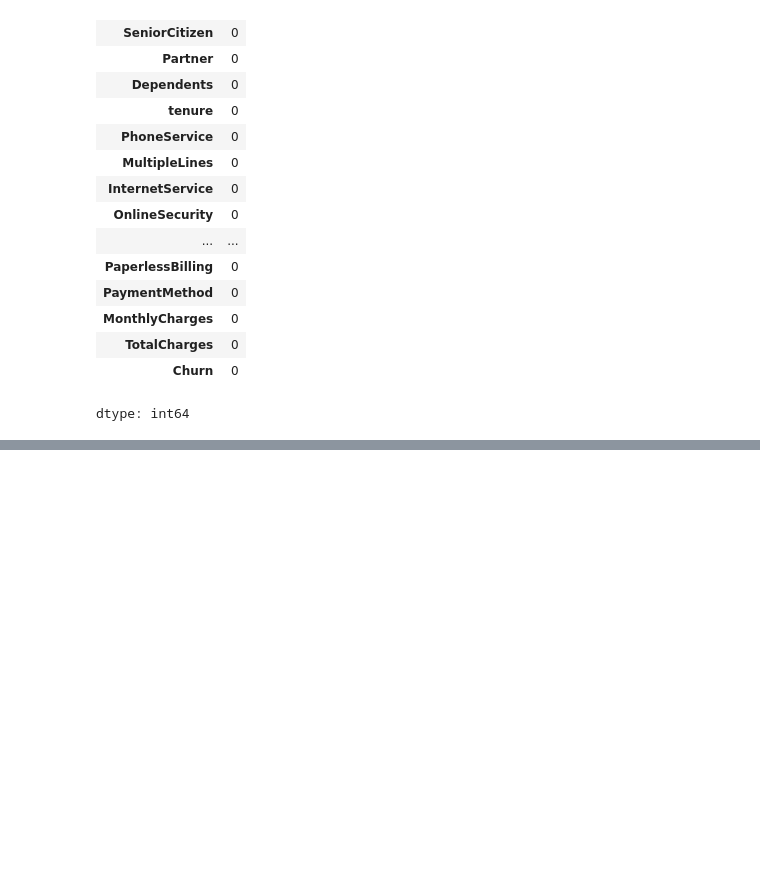
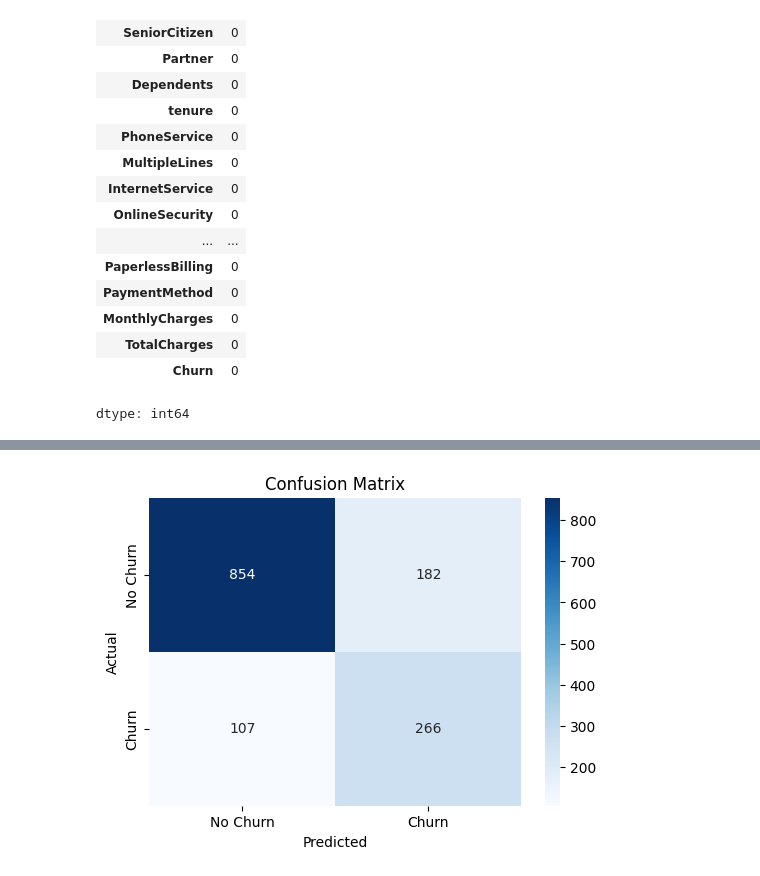
Before and after one commit to davidlealo/sic_ai_2025_sept, a Jupyter notebook: 5_deep_learning/clase_36.ipynb, the cells around one changed output, grey strips where cells are left out. Drawn from its saved outputs; the diff is of its cells as text; code cells hidden in the pictures; blank space fills up the shorter version.

```diff
--- a/5_deep_learning/clase_36.ipynb
+++ b/5_deep_learning/clase_36.ipynb
@@ -523,0 +614,10 @@ dtype: int64
+# %%
+from sklearn.preprocessing import MinMaxScaler
+
+# Initialize MinMaxScaler
+scaler = MinMaxScaler()
+
+# Fit and transform numerical features
+df_processed[NUM_COLS] = scaler.fit_transform(df_processed[NUM_COLS])
+
+display(df_processed.head())
@@ -523,0 +664,9 @@ dtype: int64
+# %%
+from sklearn.model_selection import train_test_split
+
+# Separate features (X) and target (y)
+X = df_processed.drop('Churn', axis=1)
+y = df_processed['Churn']
+
+# Crear split de datos de df_processed
+X_train, X_test, y_train, y_test = train_test_split(X, y, test_size=0.2, random_state=42)
@@ -523,0 +766,63 @@ dtype: int64
+# %%
+# Evaluate the model on the test set
+loss, auc_score, accuracy = model.evaluate(X_test, y_test, verbose=0)
+print(f"Test Loss: {loss:.4f}")
+print(f"Test AUC: {auc_score:.4f}")
+print(f"Test Accuracy: {accuracy:.4f}")
+
+# Predict probabilities on the test set
+y_prob = model.predict(X_test, verbose=0).ravel()
+
+# Calculate ROC AUC and Average Precision
+auc_oh = roc_auc_score(y_test, y_prob)
+ap_oh  = average_precision_score(y_test, y_prob)
+
+print(f"\n[Evaluation Metrics]")
+print(f"ROC AUC: {auc_oh:.4f}")
+print(f"Average Precision: {ap_oh:.4f}")
+
+# Find the best threshold using F1-score
+def find_best_threshold(y_true, y_prob):
+    ths = np.linspace(0.01, 0.99, 100) # Evaluate more thresholds
+    best_th, best_f1 = 0.0, -1.0
+    for th in ths:
+        y_pred = (y_prob >= th).astype(int)
+        score = f1_score(y_true, y_pred)
+        if score > best_f1:
+            best_f1 = score
+            best_th = th
+    return best_th, best_f1
+
+best_th_oh, best_f1_oh = find_best_threshold(y_test, y_prob)
+y_pred_oh = (y_prob >= best_th_oh).astype(int)
+
+print(f"Best Threshold based on F1-score: {best_th_oh:.4f} (F1-score: {best_f1_oh:.4f})")
+
+# Display Confusion Matrix
+cm = confusion_matrix(y_test, y_pred_oh)
+plt.figure(figsize=(6, 4))
+sns.heatmap(cm, annot=True, fmt='d', cmap='Blues', xticklabels=['No Churn', 'Churn'], yticklabels=['No Churn', 'Churn'])
+plt.xlabel('Predicted')
+plt.ylabel('Actual')
+plt.title('Confusion Matrix')
+plt.show()
+
+# Display Classification Report
+print("\nClassification Report:")
+print(classification_report(y_test, y_pred_oh, digits=4))
+
+# Plot ROC Curve
+fpr, tpr, thresholds = roc_curve(y_test, y_prob)
+roc_auc = auc(fpr, tpr)
+
+plt.figure(figsize=(8, 6))
+plt.plot(fpr, tpr, color='darkorange', lw=2, label=f'ROC curve (area = {roc_auc:.4f})')
+plt.plot([0, 1], [0, 1], color='navy', lw=2, linestyle='--')
+plt.xlim([0.0, 1.0])
+plt.ylim([0.0, 1.05])
+plt.xlabel('False Positive Rate')
+plt.ylabel('True Positive Rate')
+plt.title('Receiver Operating Characteristic (ROC) Curve')
+plt.legend(loc="lower right")
+plt.show()
+# %% [output]
@@ -523,0 +837 @@ dtype: int64
+[figure, added]
```
Also changed, not shown: parts of 17 cells of this notebook.
